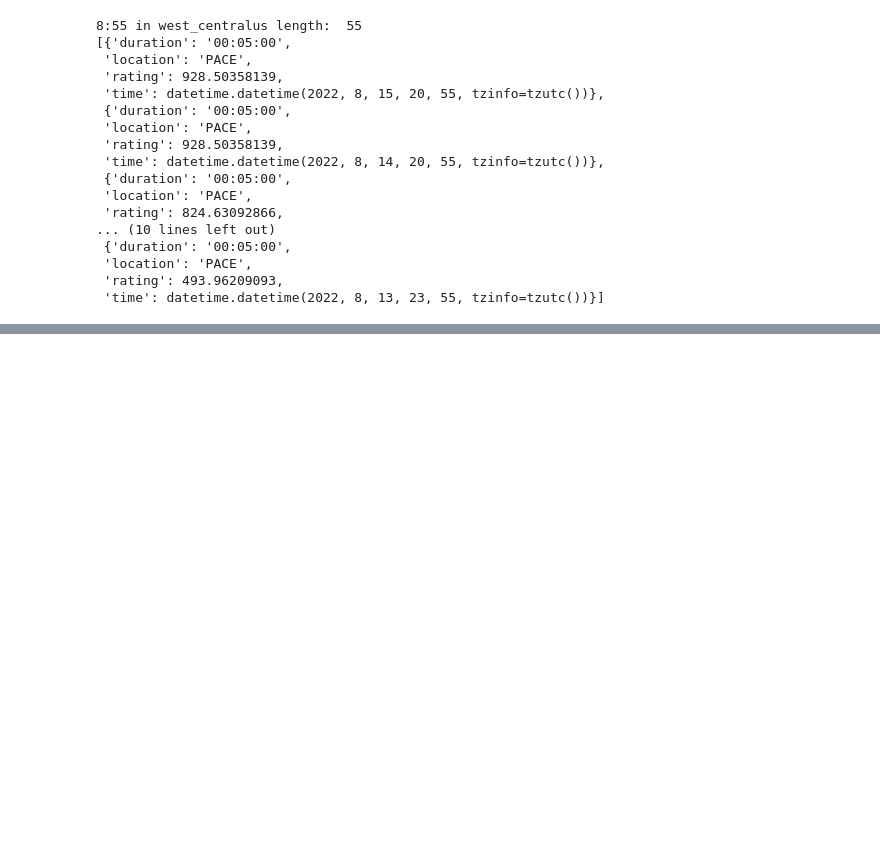
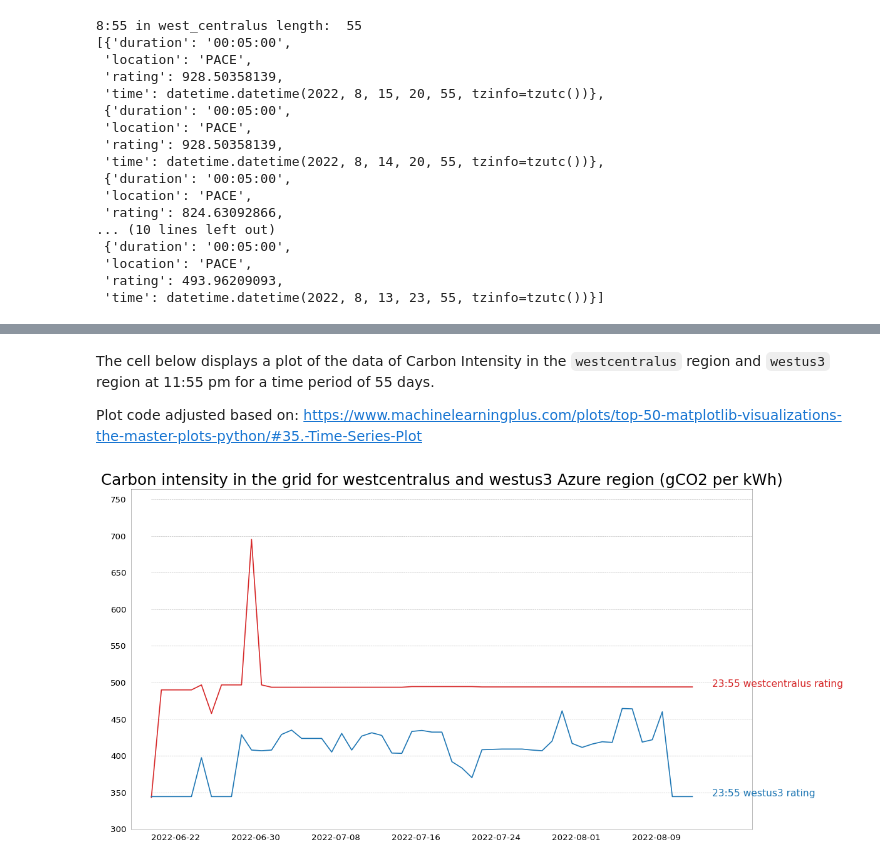
Before and after one commit to Green-Software-Foundation/carbon-aware-sdk, a Jupyter notebook: src/clients/python/Carbon_aware_SDK_demo.ipynb, the cells around one changed output, grey strips where cells are left out. Saved outputs shown, nothing was run; the diff lists cells and outputs as text; code cells hidden in the pictures; blank space fills up the shorter version.

Commit message:
WIP: Add Time-shifting plotting.
Signed-off-by: Szymon Duchniewicz <szymon.duchniewicz@avanade.com>

```diff
--- a/src/clients/python/Carbon_aware_SDK_demo.ipynb
+++ b/src/clients/python/Carbon_aware_SDK_demo.ipynb
@@ -326,0 +339,14 @@ plt.show()
+# %%
+data_11_55_westcentralus = list(filter(lambda x: x['time'].strftime('%H:%M:%S') == parse("2022-08-15T23:55").strftime('%H:%M:%S') and x['location'] == 'PACE', data_both_regions))
+print("11:55 in west_centralus length: ", len(data_11_55_westcentralus))
+pprint(data_11_55_westcentralus[:3])
+data_11_55_westus3 = list(filter(lambda x: x['time'].strftime('%H:%M:%S') == parse("2022-08-15T23:55").strftime('%H:%M:%S') and x['location'] == 'AZPS', data_both_regions))
+print("11:55 in westus3 length: ", len(data_11_55_westus3))
+pprint(data_11_55_westus3[:3])
+
+data_top_row_combined = ["date", "23:55 westcentralus rating", "23:55 westus3 rating"]
+data_combined = [(x['time'].strftime('%Y-%m-%d'),
+                  data_11_55_westcentralus[i]['rating'],
+                  data_11_55_westus3[i]['rating'])
+                 for i, x in enumerate(data_11_55_westcentralus)]
+data_combined = sorted(data_combined, key=lambda x: x[0])
@@ -326,0 +374,6 @@ plt.show()
+# %%
+import pandas as pd
+import matplotlib.pyplot as plt
+
+df3 = pd.DataFrame(data=data_combined, columns = data_top_row_combined)
+print(df3)
@@ -326,0 +398,44 @@ plt.show()
+# %% [markdown]
+The cell below displays a plot of the data of Carbon Intensity in the `westcentralus` region and `westus3` region at 11:55 pm for a time period of 55 days.
+
+Plot code adjusted based on: https://www.machinelearningplus.com/plots/top-50-matplotlib-visualizations-the-master-plots-python/#35.-Time-Series-Plot
+# %%
+# Import Data
+df = df3
+
+# Define the upper limit, lower limit, interval of Y axis and colors
+y_LL = 300
+y_UL = int(df.iloc[:, 1:].max().max()*1.1)
+y_interval = 50
+mycolors = ['tab:red', 'tab:blue', 'tab:green', 'tab:orange']
+
+# Draw Plot and Annotate
+fig, ax = plt.subplots(1,1,figsize=(16, 9), dpi= 80)
+
+columns = df.columns[1:]
+for i, column in enumerate(columns):
+    plt.plot(df.date.values, df[column].values, lw=1.5, color=mycolors[i])
+    plt.text(df.shape[0]+1, df[column].values[-1], column, fontsize=14, color=mycolors[i])
+
+# Draw Tick lines
+for y in range(y_LL, y_UL, y_interval):
+    plt.hlines(y, xmin=0, xmax=60, colors='black', alpha=0.3, linestyles="--", lw=0.5)
+
+# Decorations
+plt.tick_params(axis="both", which="both", bottom=False, top=False,
+                labelbottom=True, left=False, right=False, labelleft=True)
+
+# Lighten borders
+plt.gca().spines["top"].set_alpha(.3)
+plt.gca().spines["bottom"].set_alpha(.3)
+plt.gca().spines["right"].set_alpha(.3)
+plt.gca().spines["left"].set_alpha(.3)
+
+plt.title('Carbon intensity in the grid for westcentralus and westus3 Azure region (gCO2 per kWh)', fontsize=22)
+plt.yticks(range(y_LL, y_UL, y_interval), [str(y) for y in range(y_LL, y_UL, y_interval)], fontsize=12)
+plt.xticks(range(0, df.shape[0], 8), df.date.values[::8], horizontalalignment='left', fontsize=12)
+plt.ylim(y_LL, y_UL)
+plt.xlim(-2, 60)
+plt.show()
+# %% [output]
+[figure, added]
```
Also changed, not shown: parts of 29 cells of this notebook, 1 other file.
